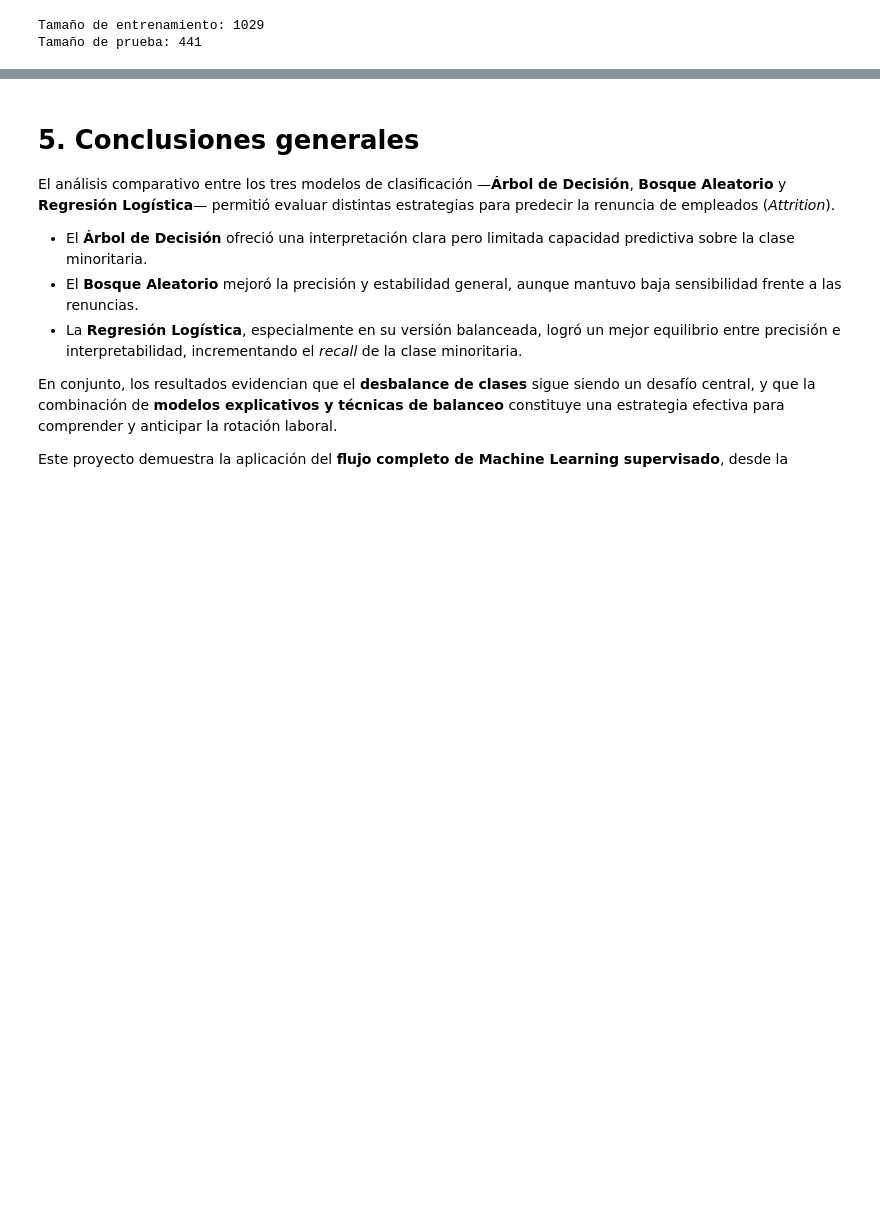
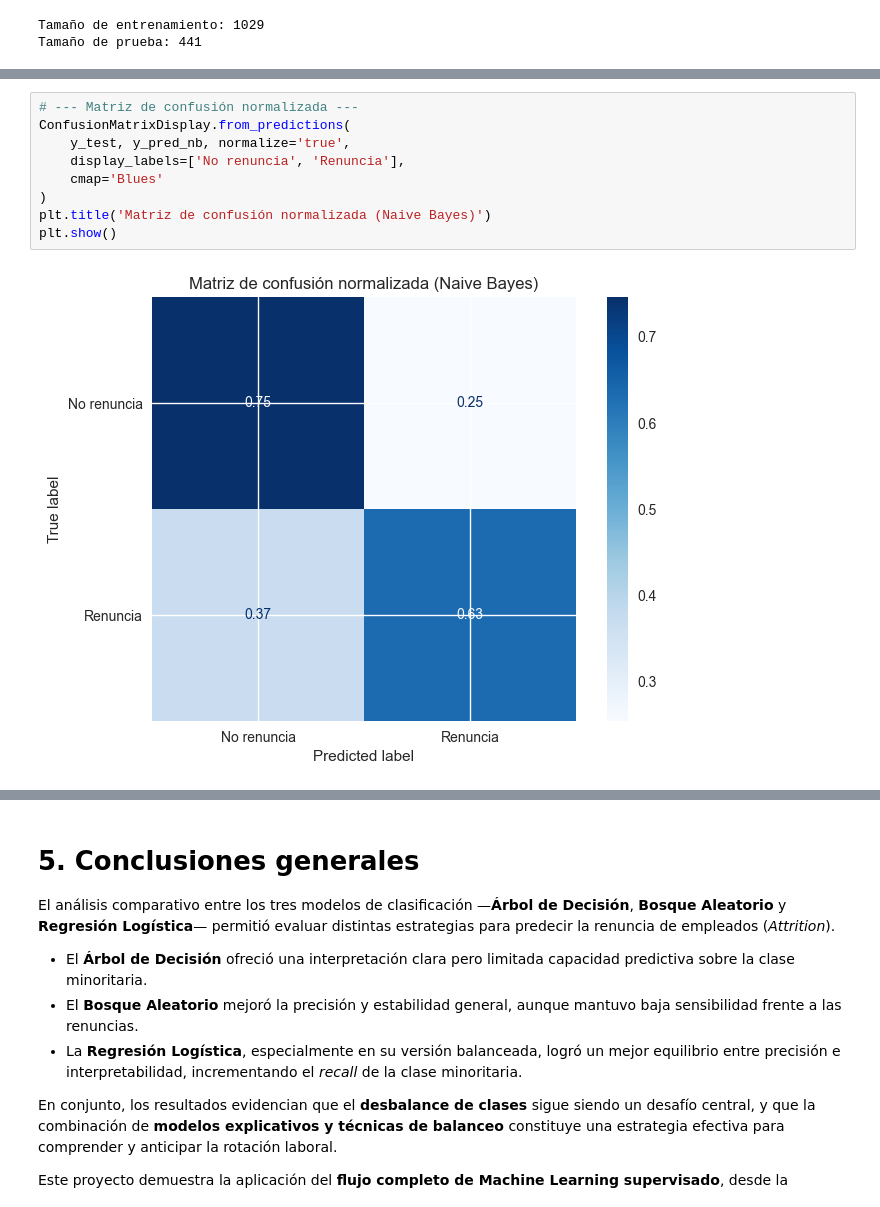
Before and after one commit to fernandezelias/HR_Attrition_NaiveBayes, a Jupyter notebook: HR_Attrition_NaiveBayes.ipynb, the cells around one changed output, grey strips where cells are left out. Drawn from its saved outputs; the diff is of its cells as text; blank space fills up the shorter version.

```diff
--- a/HR_Attrition_NaiveBayes.ipynb
+++ b/HR_Attrition_NaiveBayes.ipynb
@@ -963,0 +643,11 @@ Aunque su rendimiento global es ligeramente inferior al del Bosque Aleatorio, **
+# %%
+# --- Matriz de confusión normalizada ---
+ConfusionMatrixDisplay.from_predictions(
+    y_test, y_pred_nb, normalize='true',
+    display_labels=['No renuncia', 'Renuncia'],
+    cmap='Blues'
+)
+plt.title('Matriz de confusión normalizada (Naive Bayes)')
+plt.show()
+# %% [output]
+[figure, added]
```
Also changed, not shown: parts of 51 cells of this notebook.
